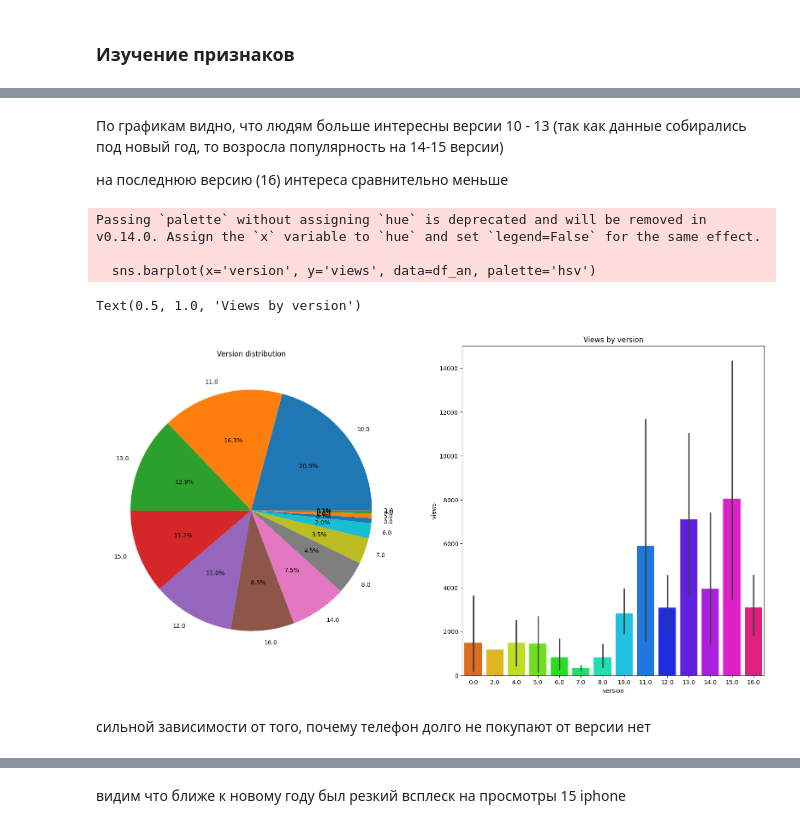
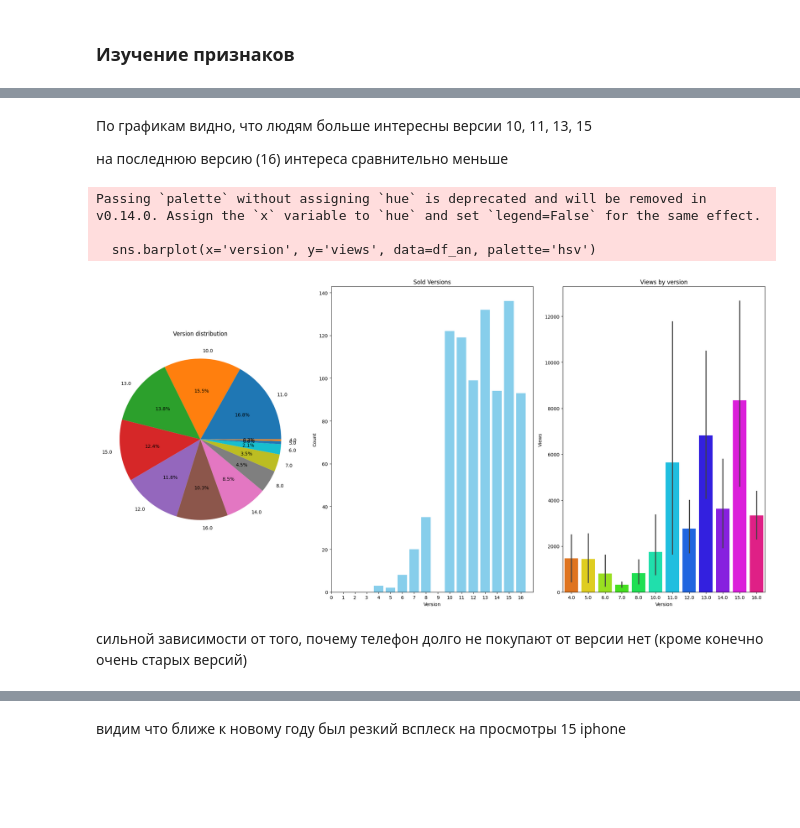
Before and after one commit to MomsDeveloper/AvitoPhoneInsights, a Jupyter notebook: notebooks/eda.ipynb, the cells around one changed output, grey strips where cells are left out. Saved outputs shown, nothing was run; the diff lists cells and outputs as text; code cells hidden in the pictures; blank space fills up the shorter version.

```diff
--- a/notebooks/eda.ipynb
+++ b/notebooks/eda.ipynb
@@ -206,3 +233,5 @@ Version in iPhone SE not found
+# %%
+products_data['price'] = products_data.apply(lambda x: None if x['is_sold'] and x['price'] < 1000 else x['price'], axis=1)
 # %%
 # getting condition
 products_data['condition'] = products_data['characteristics'].apply(lambda x: x['Состояние'] if x else None)
@@ -314,23 +353,36 @@ Passing `palette` without assigning `hue` is deprecated and will be removed in v
 # %% [markdown]
-По графикам видно, что людям больше интересны версии 10 - 13 (так как данные собирались под новый год, то возросла популярность на 14-15 версии)
+По графикам видно, что людям больше интересны версии 10, 11, 13, 15
 
 на последнюю версию (16) интереса сравнительно меньше
 # %%
 version_counts = df['version'].value_counts()
-fig, ax = plt.subplots(1, 2, figsize=(20, 10))
+fig, ax = plt.subplots(1, 3, figsize=(20, 10))
 ax[0].pie(version_counts, labels=version_counts.index, autopct='%1.1f%%')
 ax[0].set_title('Version distribution')
 
+df_sold_counts =  df_an[df_an['is_sold'] == True ]['version'].value_counts()
+ax[1].bar(df_sold_counts.index, df_sold_counts.values, color='skyblue')
+ax[1].set_title('Sold Versions')
+ax[1].set_xlabel('Version')
+ax[1].set_ylabel('Count')
+
+ax[1].set_xticks(range(17))
+
 sns.barplot(x='version', y='views', data=df_an, palette='hsv')
-ax[1].set_title('Views by version')
+ax[2].set_title('Views by version')
+ax[2].set_xlabel('Version')
+ax[2].set_ylabel('Views')
+
+
+plt.tight_layout()
+plt.show()
 # %% [output]
 Passing `palette` without assigning `hue` is deprecated and will be removed in v0.14.0. Assign the `x` variable to `hue` and set `legend=False` for the same effect.
 
   sns.barplot(x='version', y='views', data=df_an, palette='hsv')
-Text(0.5, 1.0, 'Views by version')
-[figure, old version]
+[figure, new version]
 # %% [markdown]
-сильной зависимости от того, почему телефон долго не покупают от версии нет
+сильной зависимости от того, почему телефон долго не покупают от версии нет (кроме конечно очень старых версий)
 # %%
 df_an['days_published'] = (datetime.now() - df_an['date']).dt.days
 sns.barplot(x='version', y='days_published', data=df_an, palette='hsv');
```
Also changed, not shown: parts of 28 cells of this notebook, 3 other files.
